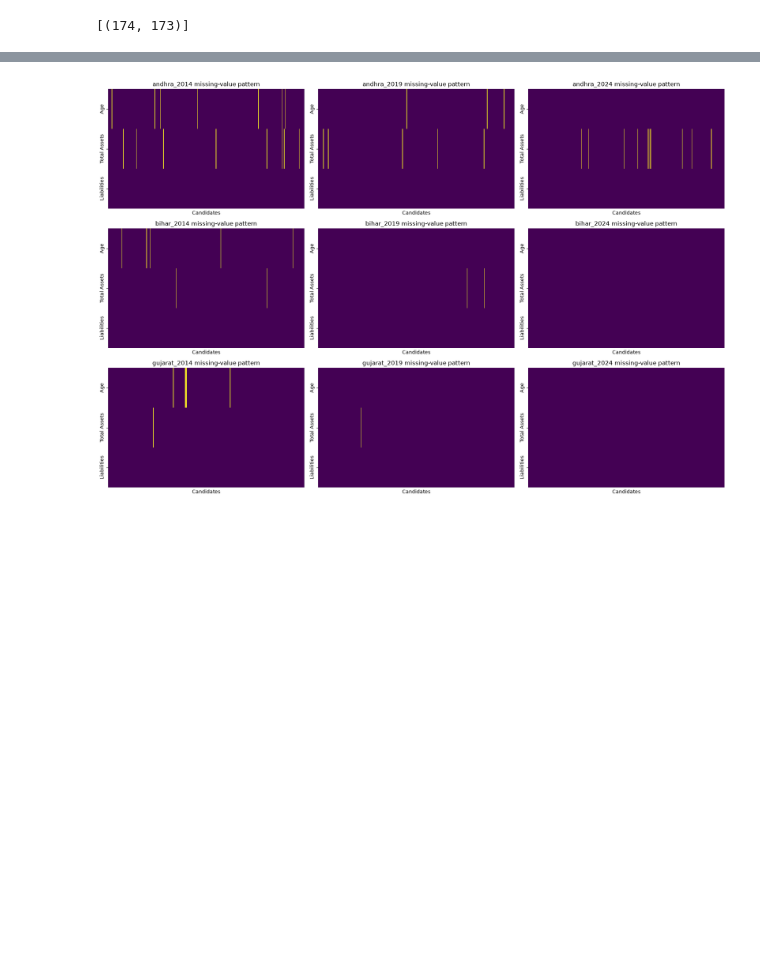
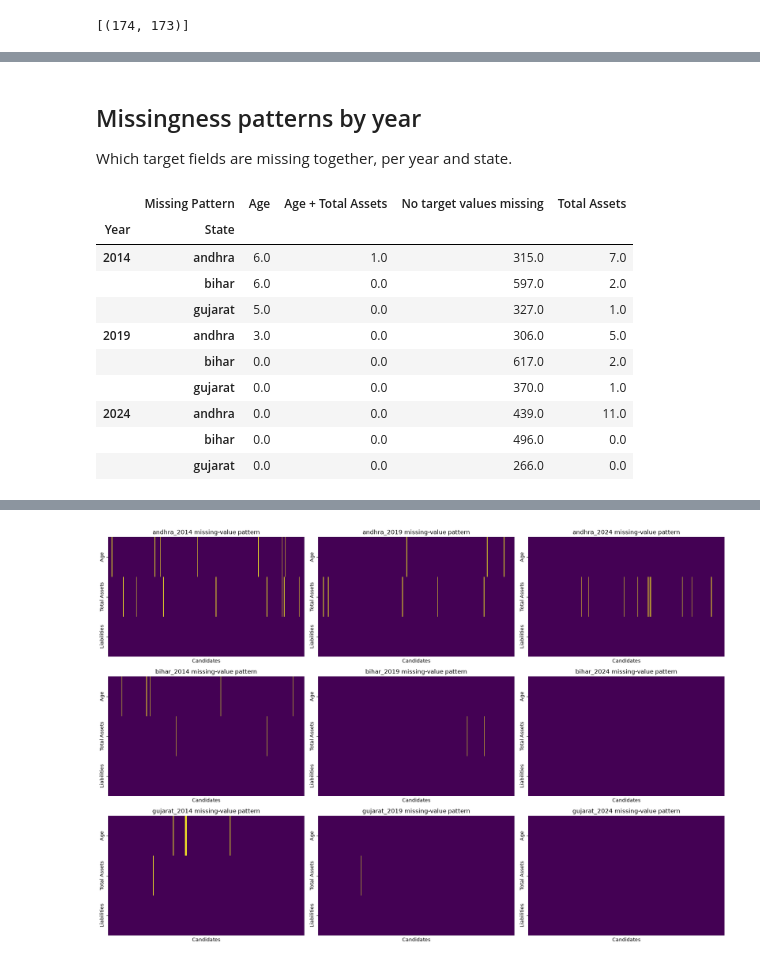
Before and after one commit to iitm-da25b007/MPs-assets, a Jupyter notebook: data_cleaning.ipynb, the cells around one changed output, grey strips where cells are left out. Cells and saved outputs as stored; diff of their text form; code cells hidden in the pictures; blank space fills up the shorter version.

```diff
--- a/data_cleaning.ipynb
+++ b/data_cleaning.ipynb
@@ -354,0 +588,40 @@ cleaned_frames['gujarat_2024'].drop(173, inplace=True)
+# %% [markdown]
+## Missingness patterns by year
+Which target fields are missing together, per year and state.
+# %%
+def describe_missing_pattern(row):
+    missing_fields = [
+        column
+        for column in MISSINGNESS_TARGET_COLUMNS
+        if row[f'{column} Missing'] == 1
+    ]
+    return ' + '.join(missing_fields) if missing_fields else 'No target values missing'
+
+
+candidates['Missing Pattern'] = candidates.apply(describe_missing_pattern, axis=1)
+
+missingness_patterns = (
+    candidates.groupby(['Year', 'State', 'Missing Pattern'])
+    .size()
+    .rename('Candidate Count')
+    .reset_index()
+)
+
+display(missingness_patterns.pivot_table(
+    index=['Year', 'State'],
+    columns='Missing Pattern',
+    values='Candidate Count',
+    fill_value=0,
+))
+# %% [output]
+|  | Missing Pattern | Age | Age + Total Assets | No target values missing | Total Assets |
+| Year | State |  |  |  |  |
+| 2014 | andhra | 6.0 | 1.0 | 315.0 | 7.0 |
+|  | bihar | 6.0 | 0.0 | 597.0 | 2.0 |
+|  | gujarat | 5.0 | 0.0 | 327.0 | 1.0 |
+| 2019 | andhra | 3.0 | 0.0 | 306.0 | 5.0 |
+|  | bihar | 0.0 | 0.0 | 617.0 | 2.0 |
+|  | gujarat | 0.0 | 0.0 | 370.0 | 1.0 |
+| 2024 | andhra | 0.0 | 0.0 | 439.0 | 11.0 |
+|  | bihar | 0.0 | 0.0 | 496.0 | 0.0 |
+|  | gujarat | 0.0 | 0.0 | 266.0 | 0.0 |
```
Also changed, not shown: parts of 41 cells of this notebook, 1 other file.
